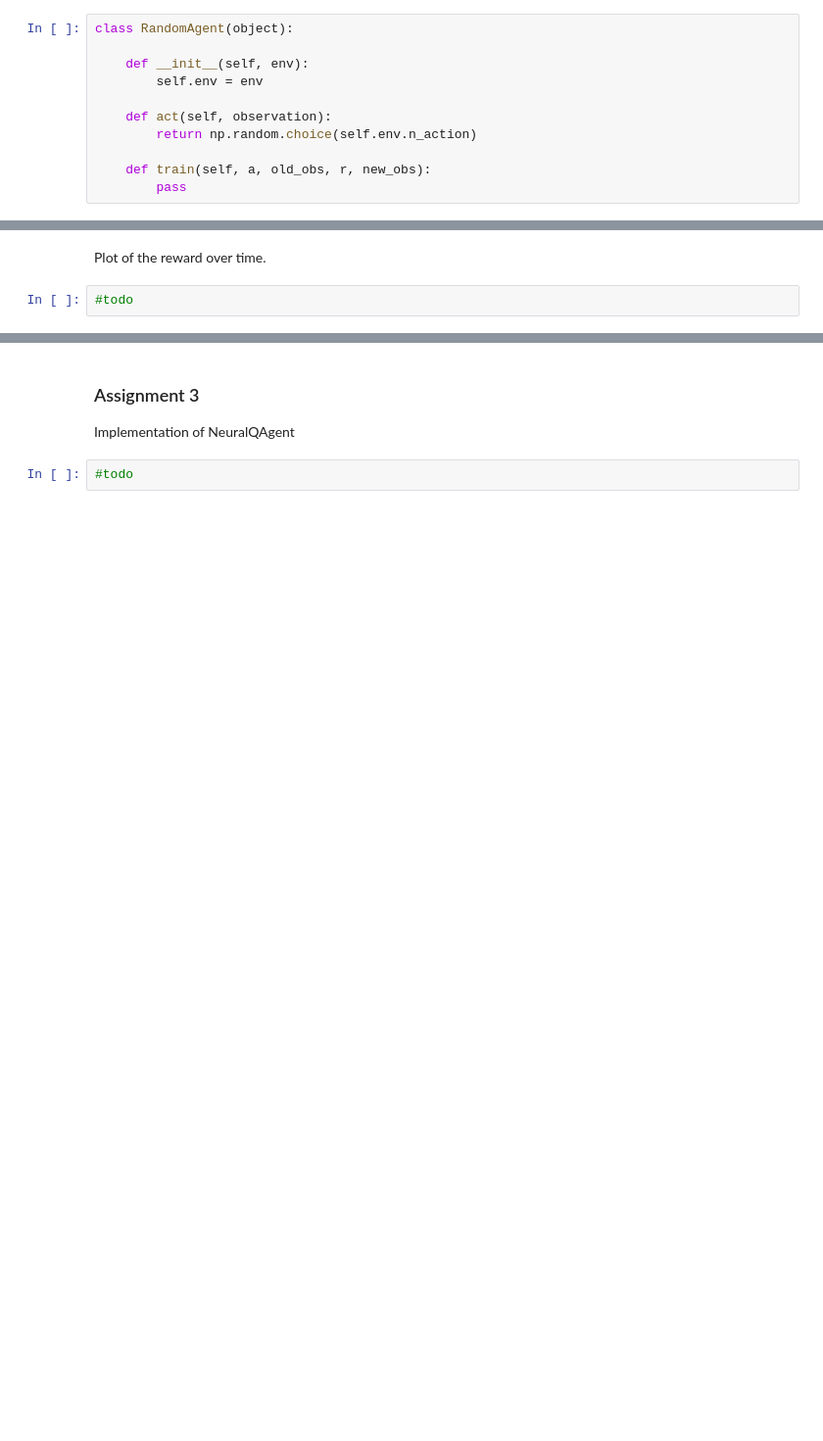
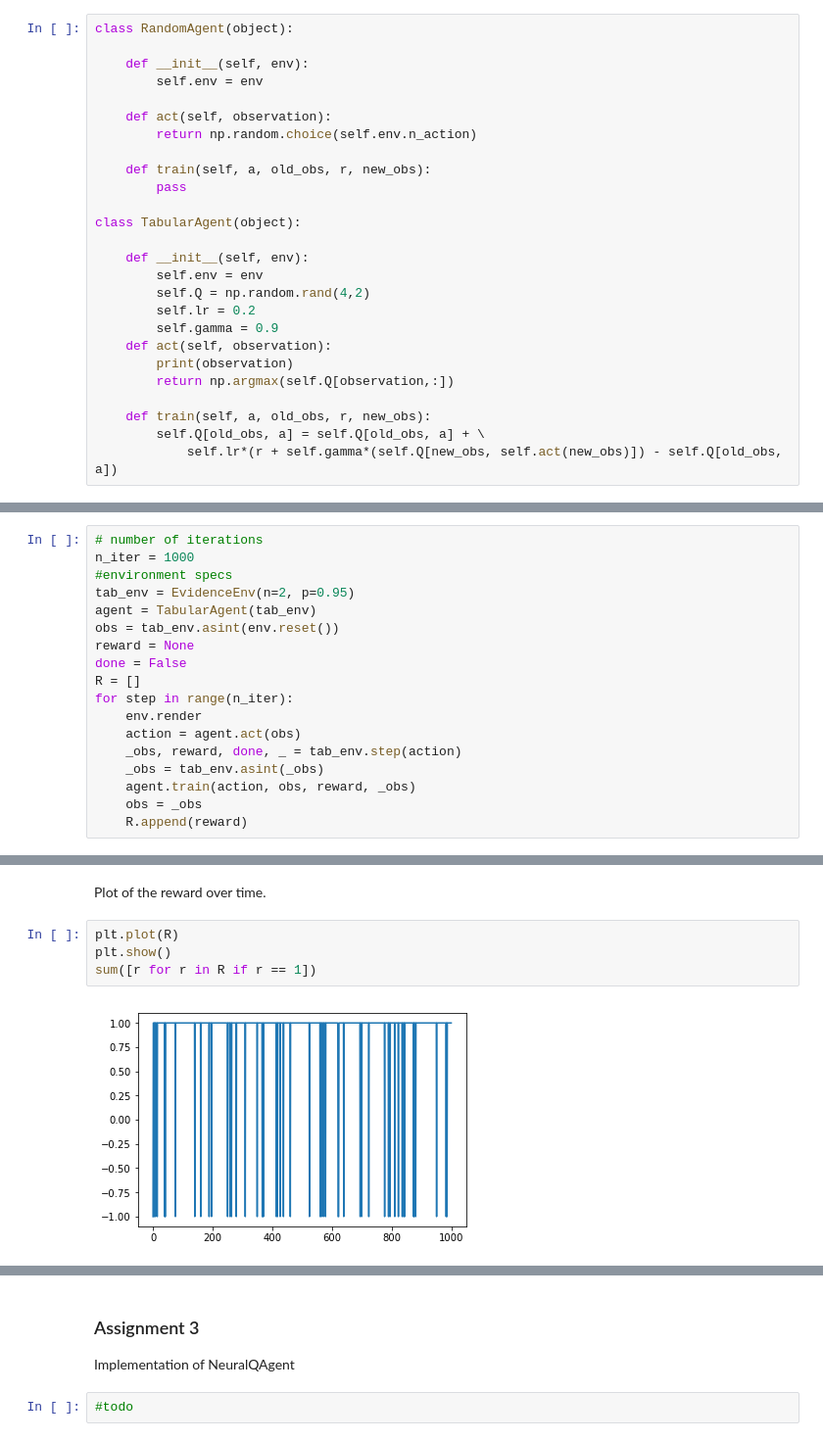
Before and after one commit to pieterwolfert/ccn, a Jupyter notebook: assignment5/assignment5.ipynb, the cells around one changed output, grey strips where cells are left out. Shown at 98% size. Cells and saved outputs as stored; diff of their text form; blank space fills up the shorter version.

```diff
--- a/assignment5/assignment5.ipynb
+++ b/assignment5/assignment5.ipynb
@@ -19,6 +19,21 @@ class RandomAgent(object):
 
     def train(self, a, old_obs, r, new_obs):
         pass
+
+class TabularAgent(object):
+
+    def __init__(self, env):
+        self.env = env
+        self.Q = np.random.rand(4,2)
+        self.lr = 0.2
+        self.gamma = 0.9
+    def act(self, observation):
+        print(observation)
+        return np.argmax(self.Q[observation,:])
+
+    def train(self, a, old_obs, r, new_obs):
+        self.Q[old_obs, a] = self.Q[old_obs, a] + \
+            self.lr*(r + self.gamma*(self.Q[new_obs, self.act(new_obs)]) - self.Q[old_obs, a])
 # %% [markdown]
 Run agent
 # %%
@@ -56,0 +72,18 @@ Implementation of tabular Q-learning
+# %%
+# number of iterations
+n_iter = 1000
+#environment specs
+tab_env = EvidenceEnv(n=2, p=0.95)
+agent = TabularAgent(tab_env)
+obs = tab_env.asint(env.reset())
+reward = None
+done = False
+R = []
+for step in range(n_iter):
+    env.render
+    action = agent.act(obs)
+    _obs, reward, done, _ = tab_env.step(action)
+    _obs = tab_env.asint(_obs)
+    agent.train(action, obs, reward, _obs)
+    obs = _obs
+    R.append(reward)
@@ -57,4 +108,8 @@ Implementation of tabular Q-learning
 # %% [markdown]
 Plot of the reward over time.
-# %%
-#todo
+# %%
+plt.plot(R)
+plt.show()
+sum([r for r in R if r == 1])
+# %% [output]
+[figure, added]
```
Also changed, not shown: parts of 4 cells of this notebook.
